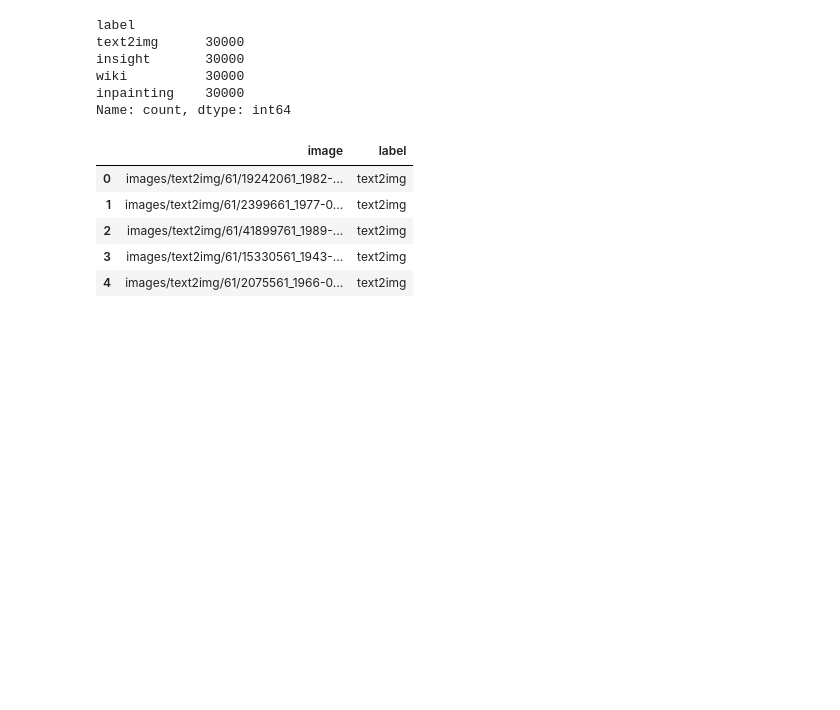
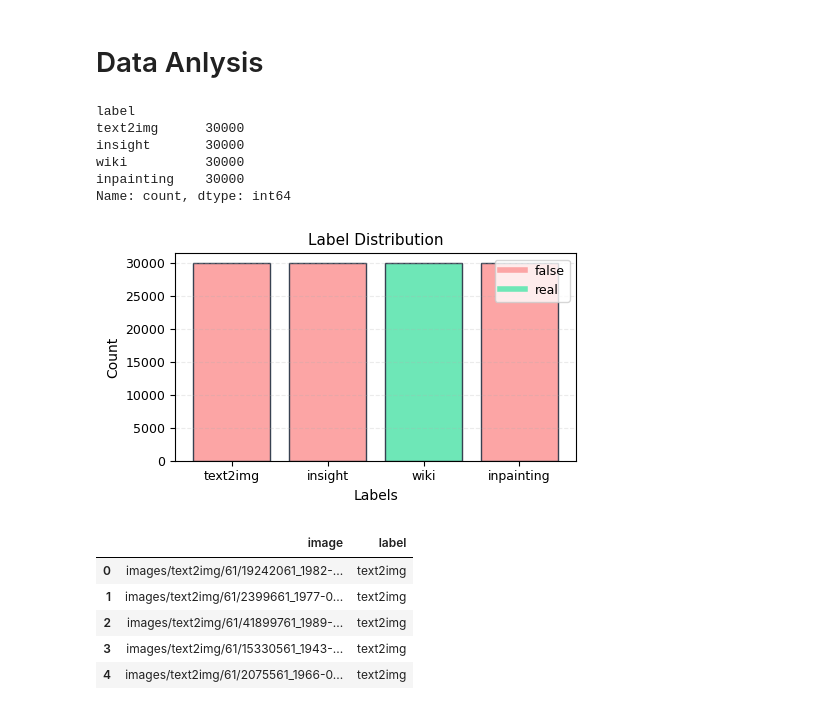
Before and after one commit to JoaoNunes20/Computational-Deep-Learning, a Jupyter notebook: classification.ipynb, the cells around one changed output. Saved outputs shown, nothing was run; the diff lists cells and outputs as text; code cells hidden in the pictures; blank space fills up the shorter version.

```diff
--- a/classification.ipynb
+++ b/classification.ipynb
@@ -30,3 +99,5 @@ Create a dataset with the paths to the images and their labels
+# %% [markdown]
+# Data Anlysis
 # %%
 def create_dataset_csv():
     """
@@ -65,6 +136,10 @@ insight       30000
 wiki          30000
 inpainting    30000
 Name: count, dtype: int64
+# %%
+plot_binary_label_distribution(df)
+# %% [output]
+[figure, added]
 # %%
 df.head()
 # %% [output]
```
Also changed, not shown: parts of 52 cells of this notebook, 1 other file.
